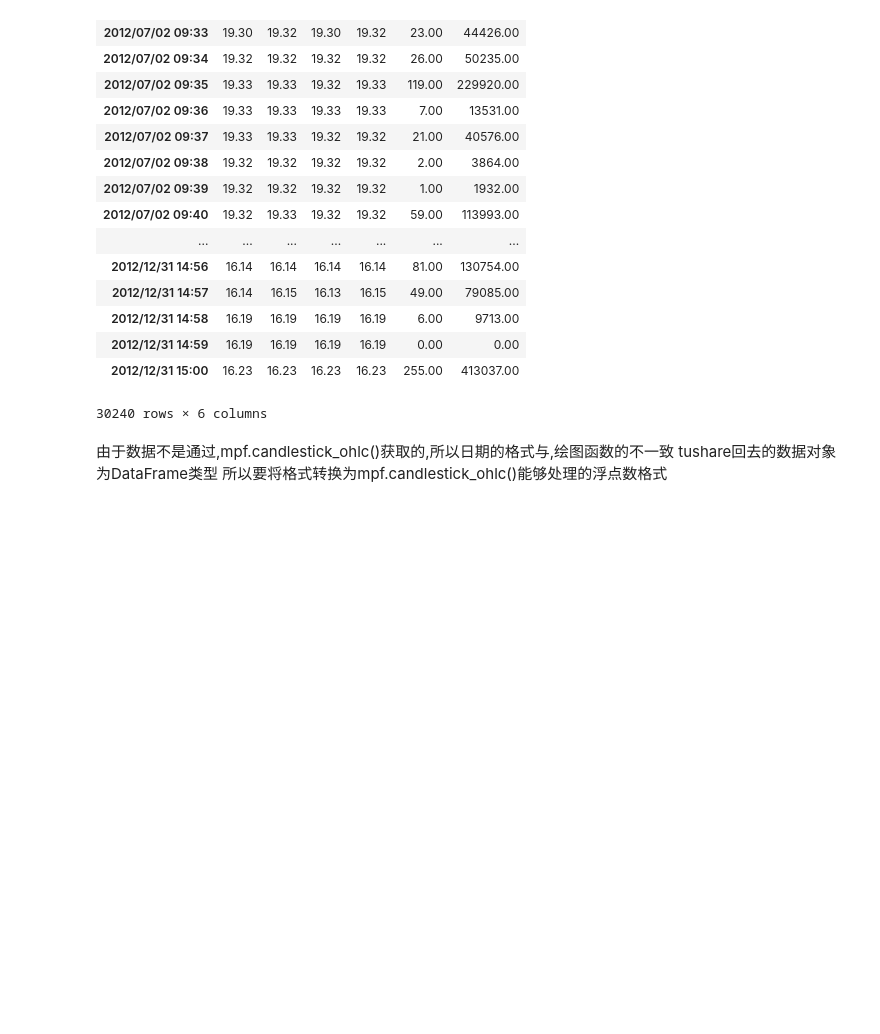
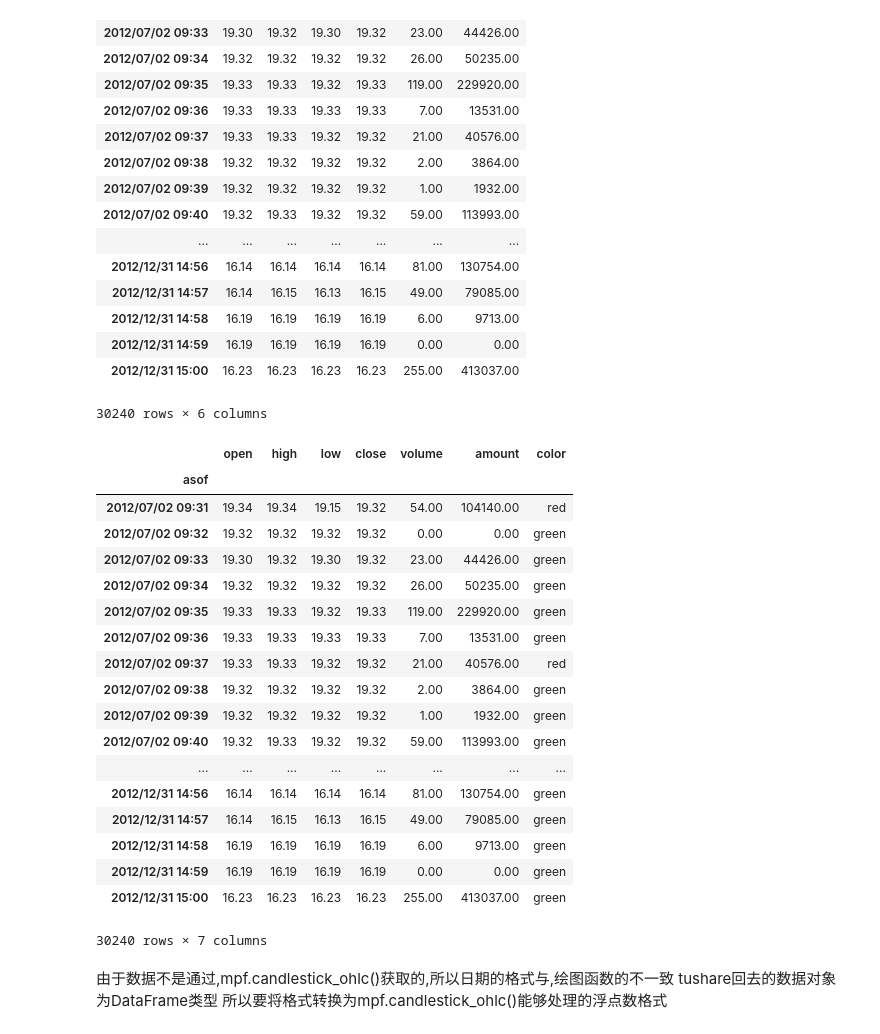
Before and after one commit to syscheme/HyperPixiu, a Jupyter notebook: notebooks/PlotFinance.ipynb, the cells around one changed output. Drawn from its saved outputs; the diff is of its cells as text; code cells hidden in the pictures; blank space fills up the shorter version.

```diff
--- a/notebooks/PlotFinance.ipynb
+++ b/notebooks/PlotFinance.ipynb
@@ -30,6 +30,29 @@ dfSample
 | 2012/12/31 14:59 | 16.19 | 16.19 | 16.19 | 16.19 | 0.00 | 0.00 |
 | 2012/12/31 15:00 | 16.23 | 16.23 | 16.23 | 16.23 | 255.00 | 413037.00 |
 30240 rows × 6 columns
+# %%
+dfSample['color'] =  dfSample[['open', 'close']].apply(lambda x: 'green' if x[0]<=x[1] else 'red', axis=1) # 'green' if dfSample['open']-dfSample['close']<=0 else 'red'
+dfSample
+# %% [output]
+|  | open | high | low | close | volume | amount | color |
+| asof |  |  |  |  |  |  |  |
+| 2012/07/02 09:31 | 19.34 | 19.34 | 19.15 | 19.32 | 54.00 | 104140.00 | red |
+| 2012/07/02 09:32 | 19.32 | 19.32 | 19.32 | 19.32 | 0.00 | 0.00 | green |
+| 2012/07/02 09:33 | 19.30 | 19.32 | 19.30 | 19.32 | 23.00 | 44426.00 | green |
+| 2012/07/02 09:34 | 19.32 | 19.32 | 19.32 | 19.32 | 26.00 | 50235.00 | green |
+| 2012/07/02 09:35 | 19.33 | 19.33 | 19.32 | 19.33 | 119.00 | 229920.00 | green |
+| 2012/07/02 09:36 | 19.33 | 19.33 | 19.33 | 19.33 | 7.00 | 13531.00 | green |
+| 2012/07/02 09:37 | 19.33 | 19.33 | 19.32 | 19.32 | 21.00 | 40576.00 | red |
+| 2012/07/02 09:38 | 19.32 | 19.32 | 19.32 | 19.32 | 2.00 | 3864.00 | green |
+| 2012/07/02 09:39 | 19.32 | 19.32 | 19.32 | 19.32 | 1.00 | 1932.00 | green |
+| 2012/07/02 09:40 | 19.32 | 19.33 | 19.32 | 19.32 | 59.00 | 113993.00 | green |
+| ... | ... | ... | ... | ... | ... | ... | ... |
+| 2012/12/31 14:56 | 16.14 | 16.14 | 16.14 | 16.14 | 81.00 | 130754.00 | green |
+| 2012/12/31 14:57 | 16.14 | 16.15 | 16.13 | 16.15 | 49.00 | 79085.00 | green |
+| 2012/12/31 14:58 | 16.19 | 16.19 | 16.19 | 16.19 | 6.00 | 9713.00 | green |
+| 2012/12/31 14:59 | 16.19 | 16.19 | 16.19 | 16.19 | 0.00 | 0.00 | green |
+| 2012/12/31 15:00 | 16.23 | 16.23 | 16.23 | 16.23 | 255.00 | 413037.00 | green |
+30240 rows × 7 columns
 # %%
 import numpy as np
 pd.options.display.float_format = '{:.2f}'.format
```
Also changed, not shown: parts of 2 cells of this notebook.
